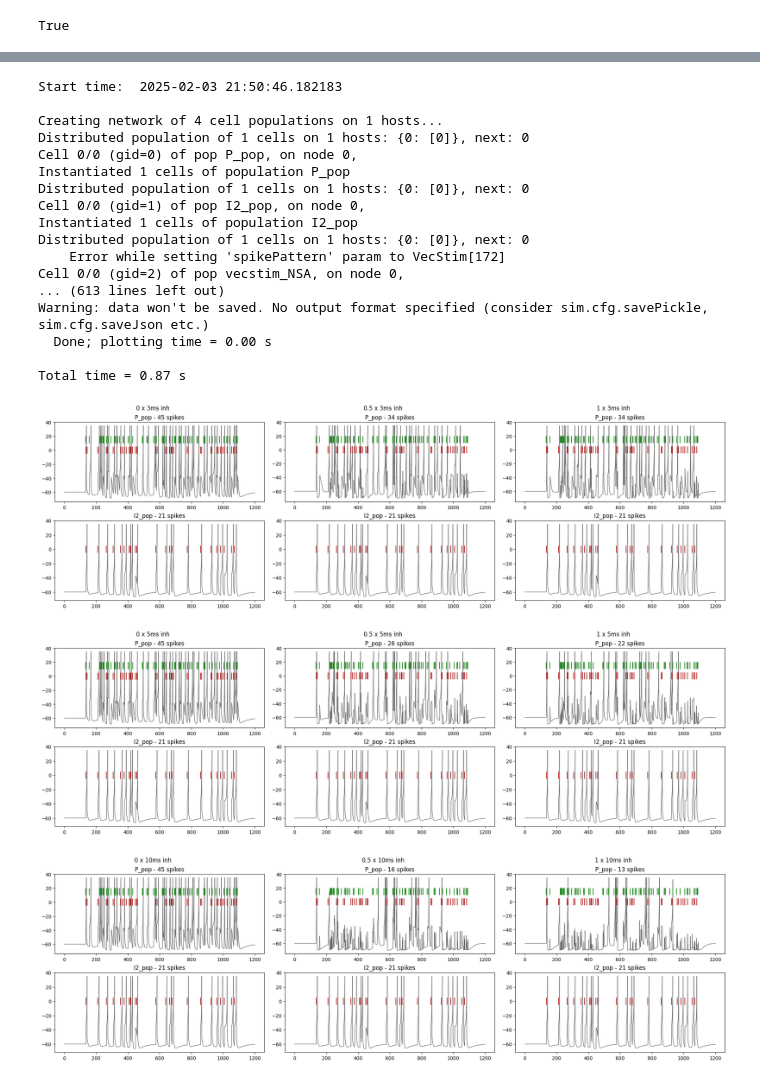
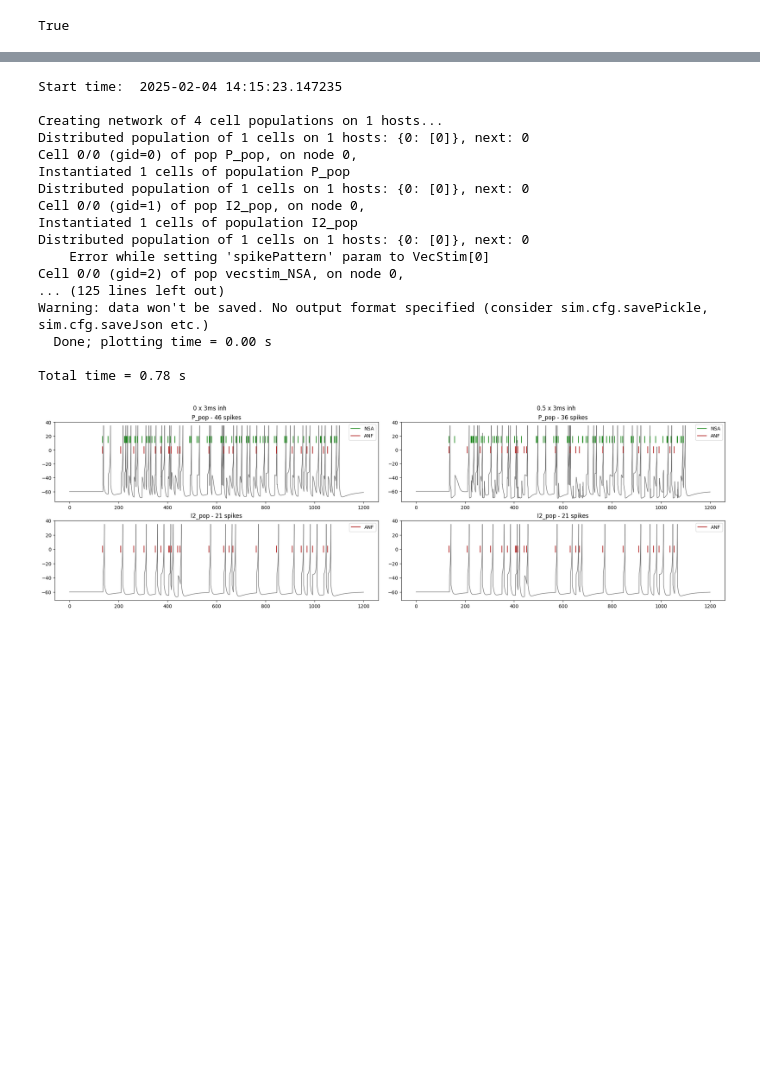
Before and after one commit to kedoxey/DCN_model, a Jupyter notebook: notebooks/network_slice.ipynb, the cells around one changed output, grey strips where cells are left out. Saved outputs shown, nothing was run; the diff lists cells and outputs as text; code cells hidden in the pictures; blank space fills up the shorter version.

```diff
--- a/notebooks/network_slice.ipynb
+++ b/notebooks/network_slice.ipynb
@@ -67,7 +67,7 @@ stim_dur = 1000
 
 nsa_freq = 80
 
-syn_weight = 0.2
+e_syn_weight = 0.2
 
 netParams.popParams[f'vecstim_NSA'] = {
             'cellModel': 'VecStim',
@@ -84,7 +84,7 @@ netParams.connParams[f'vecstim_NSA->P'] = {
     'sec': 'soma',
     'synsPerConn': 1,
     'synMech': 'exc',
-    'weight': syn_weight,  #
+    'weight': e_syn_weight,  #
     # 'synMechWeightFactor': [0.5,0.5],
     'delay': 'defaultDelay + dist_2D/propVelocity',
     'connList': [[0,0]]
@@ -133,16 +118,0 @@ for outer_i, subfig in enumerate(subfigs.flat):
-# %%
-fig = plt.figure(figsize=(15, 8))
-outer = gridspec.GridSpec(1, len(i_weights), wspace=0.4, hspace=0.4)
-
-for j in range(len(i_weights)):
-
-    inner = gridspec.GridSpecFromSubplotSpec(len(cell_types), 1, subplot_spec=outer[j], wspace=0.25, hspace=0.15)
-
-    for k in range(len(cell_types)):
-        ax = plt.Subplot(fig, inner[k])
-        t = ax.text(0.5, 0.5, 'hi')
-        t.set_ha('center')
-
-        fig.add_subplot(ax)
-
-fig.tight_layout()
@@ -151,23 +119,22 @@ fig.tight_layout()
 # %%
-temp = 5
-
-
-i_weights = [0, 0.5, 1]
-i_taus = [3, 5, 10]
+i_weights = [0, 0.5]
+i_taus = [3]
 
 for i_tau in i_taus:
 
     fig = plt.figure(figsize=(20, 6), constrained_layout=True)
 
     subfigs = fig.subfigures(1, len(i_weights))
-    subfigs = subfigs.flat
+    if len(i_weights) > 1:
+        subfigs = subfigs.flat
 
     for outer_i, i_weight in enumerate(i_weights):
 
-        subfig = subfigs[outer_i]
+        subfig = subfigs[outer_i] if len(i_weights) > 1 else subfigs
         subfig.suptitle(f'{i_weight} x {i_tau}ms inh')
         axs = subfig.subplots(len(cell_types), 1)
-        axs = axs.flat
+        if len(i_weights) > 1:
+            axs = axs.flat
 
         e_tau = 0.2
         # i_tau = 2
@@ -213,42 +180,50 @@ for i_tau in i_taus:
                 for conn in conns[cell_id]:
                     pregid = conn['preGid']
 
+                    add_train = False
                     if 'NSA' in conn['label']:
                         color = 'forestgreen'
                         middle = 15
+                        label = 'NSA'
+                        add_train = True
                     elif 'ANF' in conn['label']:
                         color = 'firebrick'
                         middle = 0
+                        label = 'ANF'
+                        add_train = True
+                    else:
+                        add_train = False
                     # elif 'inh' in conn['label']:
                     #     color= 'tab:blue'
                     #     middle = -15
 
-                    spike_train = spkt[np.where(spkid == pregid)]
-                    ax.vlines(spike_train, ymin=middle-5, ymax=middle+5, color=color)
+                    if add_train:
+                        spike_train = spkt[np.where(spkid == pregid)]
+
+                        ax.vlines(spike_train, ymin=middle-5, ymax=middle+5, color=color, label=label)
 
                 spikes = spkt[np.where(spkid == cell_id)]
                 ax.set_title(f'{pop_label} - {len(spikes)} spikes')
+                ax.legend()
 
         # fig.suptitle(f'{i_weight} x {i_tau}ms inh')
         # fig.tight_layout()
 # %% [output]
-Start time:  2025-02-03 21:50:46.182183
+Start time:  2025-02-04 14:15:23.147235
 
 Creating network of 4 cell populations on 1 hosts...
 Distributed population of 1 cells on 1 hosts: {0: [0]}, next: 0
 Cell 0/0 (gid=0) of pop P_pop, on node 0,
 Instantiated 1 cells of population P_pop
 Distributed population of 1 cells on 1 hosts: {0: [0]}, next: 0
 Cell 0/0 (gid=1) of pop I2_pop, on node 0,
 Instantiated 1 cells of population I2_pop
 Distributed population of 1 cells on 1 hosts: {0: [0]}, next: 0
-    Error while setting 'spikePattern' param to VecStim[172]
+    Error while setting 'spikePattern' param to VecStim[0]
 Cell 0/0 (gid=2) of pop vecstim_NSA, on node 0,
-... (613 lines left out)
+... (125 lines left out)
 Warning: data won't be saved. No output format specified (consider sim.cfg.savePickle, sim.cfg.saveJson etc.)
   Done; plotting time = 0.00 s
 
-Total time = 0.87 s
+Total time = 0.78 s
-[figure, old version]
+[figure, new version]
-[figure, removed]
-[figure, removed]
```
Also changed, not shown: parts of 6 cells of this notebook, 2 other files.
